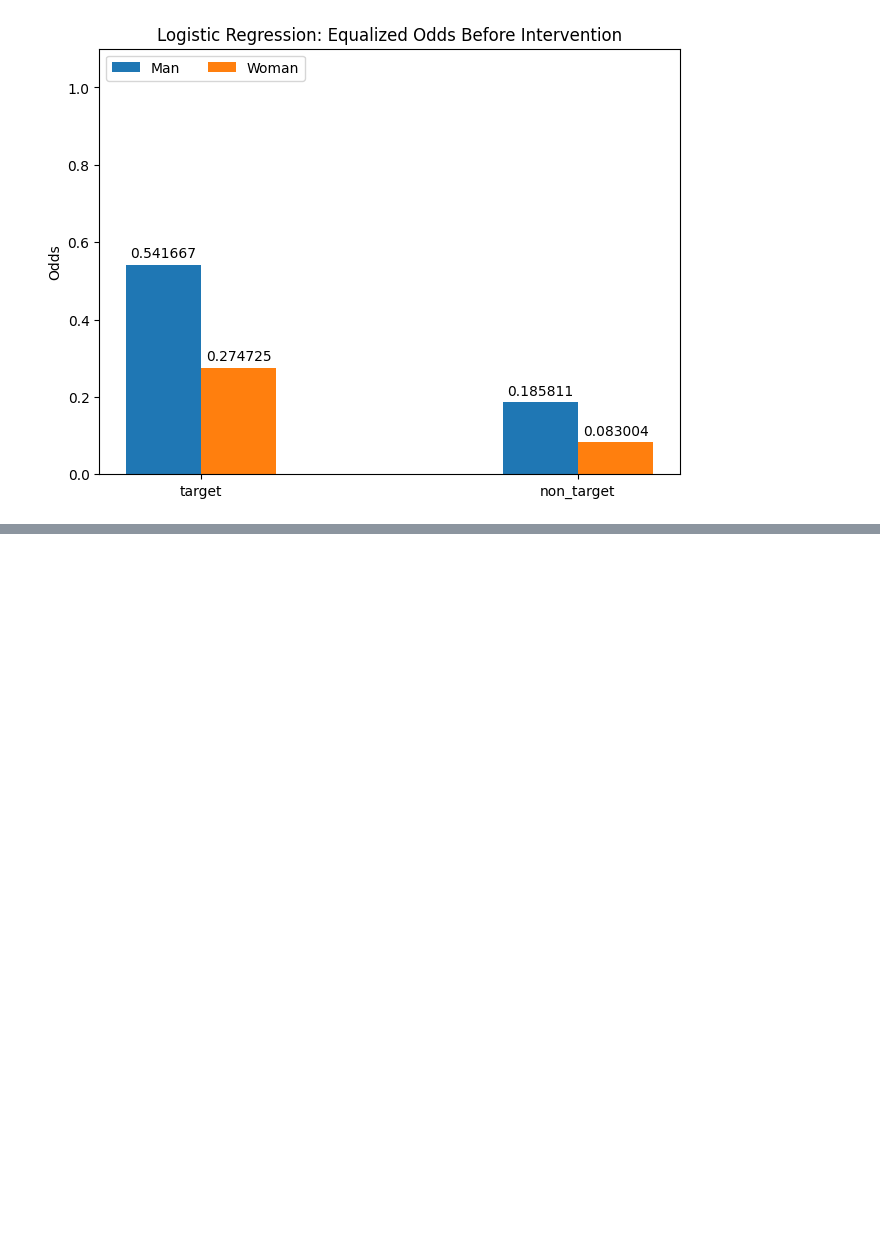
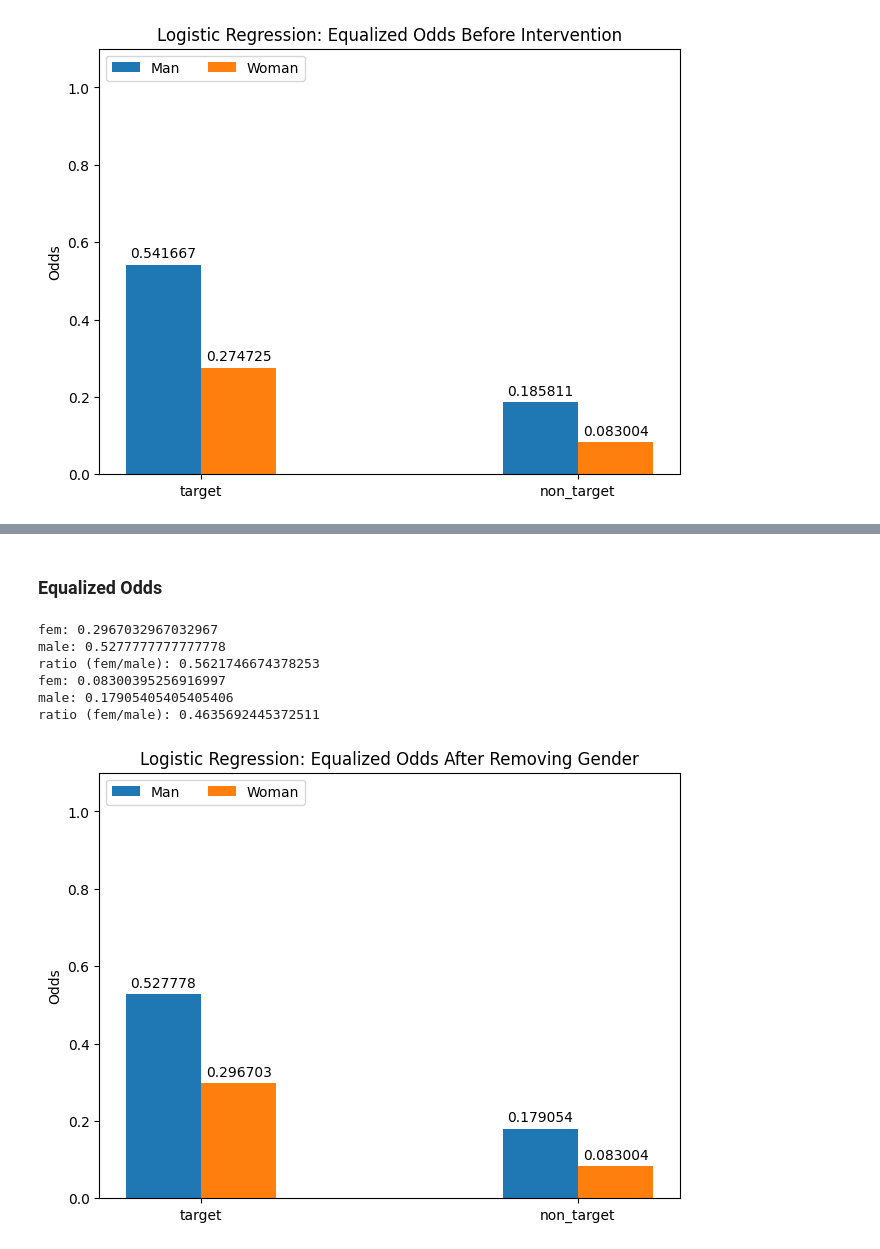
Before and after one commit to MiriamEspinosa/Gender_Fairness_Recruitment, a Jupyter notebook: Final_Assignment/final_assignment.ipynb, the cells around one changed output, grey strips where cells are left out. Drawn from its saved outputs; the diff is of its cells as text; code cells hidden in the pictures; blank space fills up the shorter version.

```diff
--- a/Final_Assignment/final_assignment.ipynb
+++ b/Final_Assignment/final_assignment.ipynb
@@ -410,0 +525,51 @@ plt.show()
+# %% [markdown]
+### Equalized Odds
+# %%
+fem_eo_true_bef_no_gender = equalized_odds(df_logistic_no_gender, group_fem_label, target=True)
+male_eo_true_bef_no_gender = equalized_odds(df_logistic_no_gender, group_male_label, target=True)
+
+print(f'fem: {fem_eo_true_bef_no_gender}')
+print(f'male: {male_eo_true_bef_no_gender}')
+print(f'ratio (fem/male): {fem_eo_true_bef_no_gender/male_eo_true_bef_no_gender}')
+
+fem_eo_false_bef_no_gender = equalized_odds(df_logistic_no_gender, group_fem_label, target=False)
+male_eo_false_bef_no_gender = equalized_odds(df_logistic_no_gender, group_male_label, target=False)
+
+print(f'fem: {fem_eo_false_bef_no_gender}')
+print(f'male: {male_eo_false_bef_no_gender}')
+print(f'ratio (fem/male): {fem_eo_false_bef_no_gender/male_eo_false_bef_no_gender}')
+
+labels = ("target", "non_target")
+medians = {
+    'Man': (male_eo_true_bef_no_gender, male_eo_false_bef_no_gender),
+    'Woman': (fem_eo_true_bef_no_gender, fem_eo_false_bef_no_gender)
+}
+
+
+x = np.arange(len(labels))
+width = 0.2
+multiplier = 0
+
+fig, ax = plt.subplots(layout='constrained')
+
+for attribute, measurement in medians.items():
+    offset = width*multiplier
+    rects = ax.bar(x + offset, measurement, width, label=attribute)
+    ax.bar_label(rects, padding=3)
+    multiplier += 1
+
+ax.set_ylabel('Odds')
+ax.set_title('Logistic Regression: Equalized Odds After Removing Gender')
+ax.set_xticks(x+width/2, labels)
+ax.legend(loc='upper left', ncols=3)
+ax.set_ylim(0, 1.1)
+
+plt.show()
+# %% [output]
+fem: 0.2967032967032967
+male: 0.5277777777777778
+ratio (fem/male): 0.5621746674378253
+fem: 0.08300395256916997
+male: 0.17905405405405406
+ratio (fem/male): 0.4635692445372511
+[figure, added]
```
Also changed, not shown: parts of 43 cells of this notebook.
